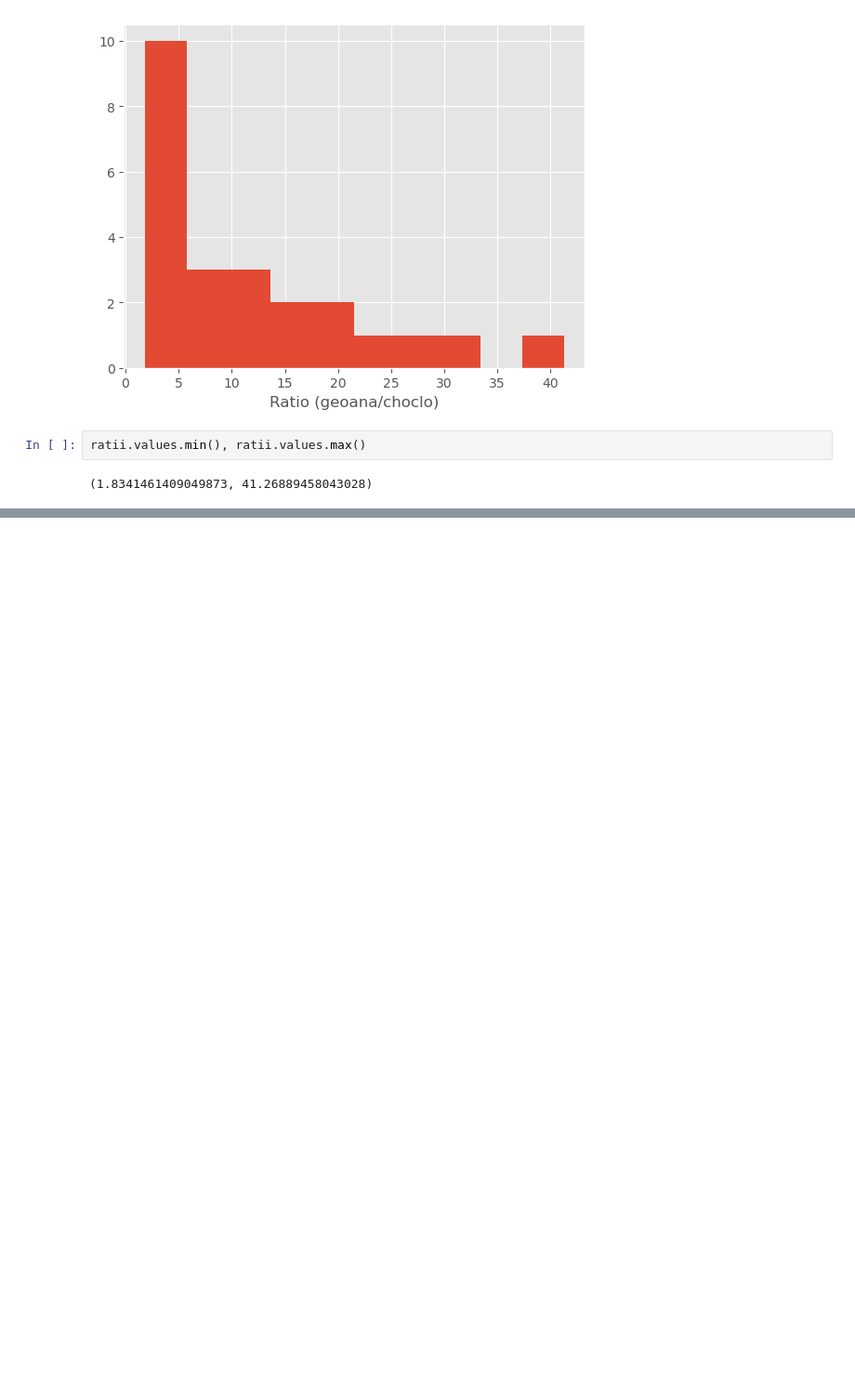
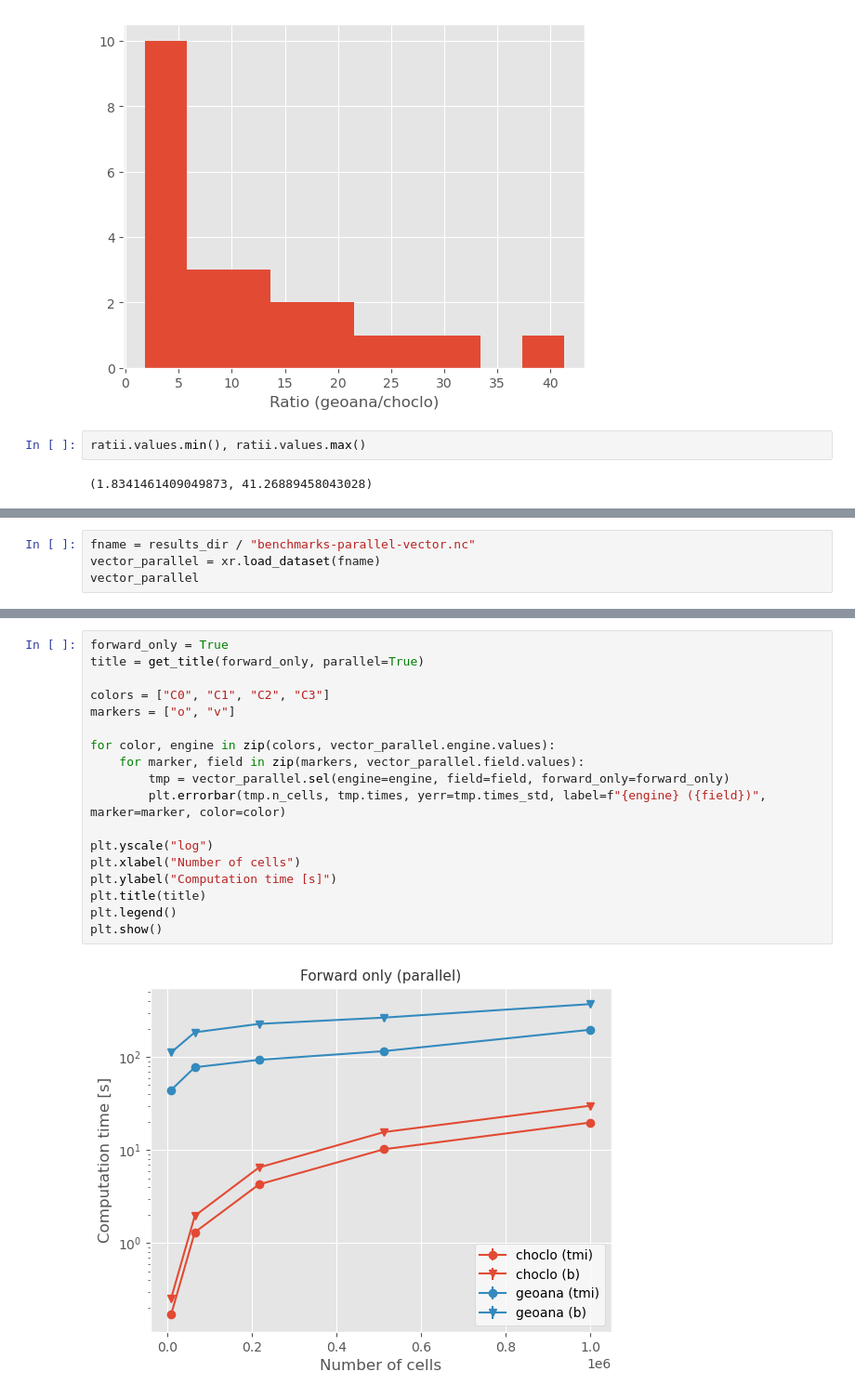
Before and after one commit to santisoler/simpeg-benchmarks-magnetic, a Jupyter notebook: code/figures.ipynb, the cells around one changed output, grey strips where cells are left out. Shown: that part at 93% size. Cells and saved outputs as stored; diff of their text form; blank space fills up the shorter version.

```diff
--- a/code/figures.ipynb
+++ b/code/figures.ipynb
@@ -311,0 +413,4 @@ ratii.values.min(), ratii.values.max()
+# %%
+fname = results_dir / "benchmarks-parallel-vector.nc"
+vector_parallel = xr.load_dataset(fname)
+vector_parallel
@@ -311,0 +430,20 @@ ratii.values.min(), ratii.values.max()
+# %%
+forward_only = True
+title = get_title(forward_only, parallel=True)
+
+colors = ["C0", "C1", "C2", "C3"]
+markers = ["o", "v"]
+
+for color, engine in zip(colors, vector_parallel.engine.values):
+    for marker, field in zip(markers, vector_parallel.field.values):
+        tmp = vector_parallel.sel(engine=engine, field=field, forward_only=forward_only)
+        plt.errorbar(tmp.n_cells, tmp.times, yerr=tmp.times_std, label=f"{engine} ({field})", marker=marker, color=color)
+
+plt.yscale("log")
+plt.xlabel("Number of cells")
+plt.ylabel("Computation time [s]")
+plt.title(title)
+plt.legend()
+plt.show()
+# %% [output]
+[figure, added]
```
Also changed, not shown: parts of 15 cells of this notebook.
